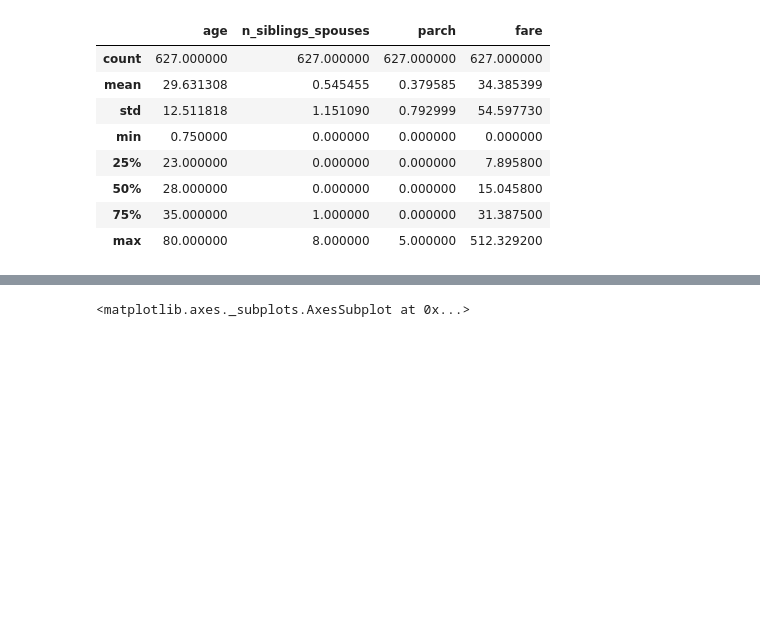
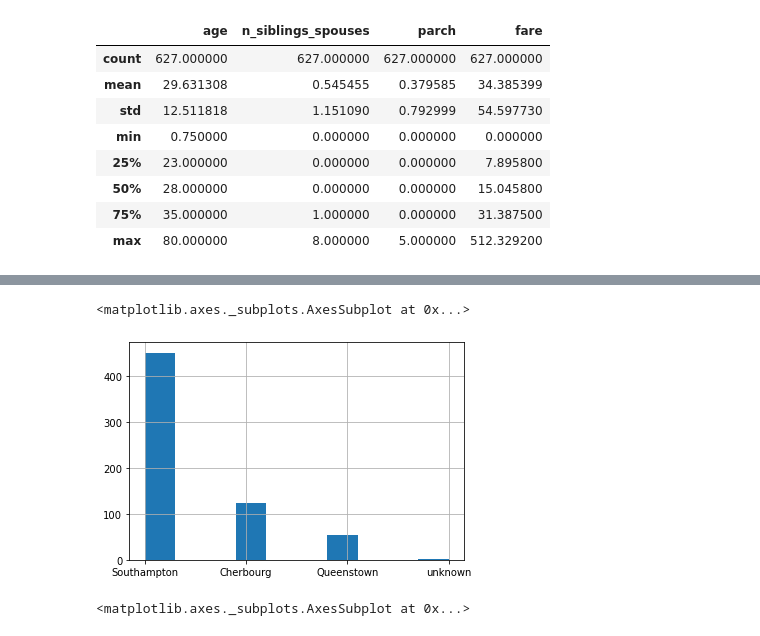
Before and after one commit to christophblessing/tensorflow, a Jupyter notebook: linearRegression.ipynb, the cells around one changed output, grey strips where cells are left out. Cells and saved outputs as stored; diff of their text form; code cells hidden in the pictures; blank space fills up the shorter version.

```diff
--- a/linearRegression.ipynb
+++ b/linearRegression.ipynb
@@ -81,3 +86,8 @@ dftrain.age.hist(bins=20) # Most passengers are in their 20's or 30's
+# %%
+dftrain.embark_town.hist()
+# %% [output]
+<matplotlib.axes._subplots.AxesSubplot at 0x...>
+[figure, added]
 # %%
 dftrain.sex.value_counts().plot(kind='barh') # Most passengers are male
 # %% [output]
```
Also changed, not shown: parts of 13 cells of this notebook.
